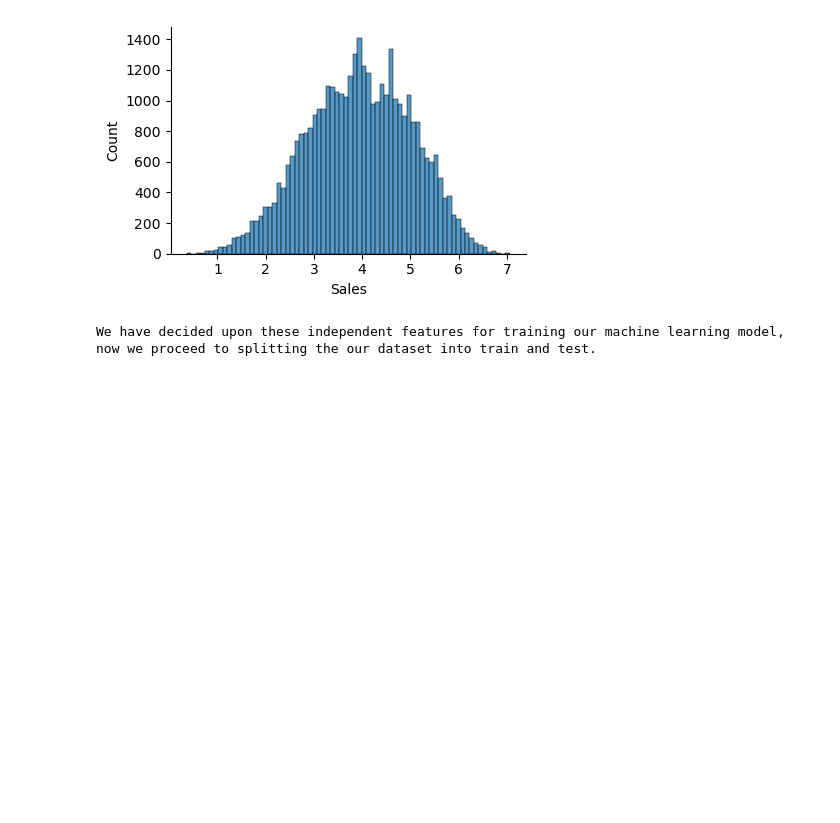
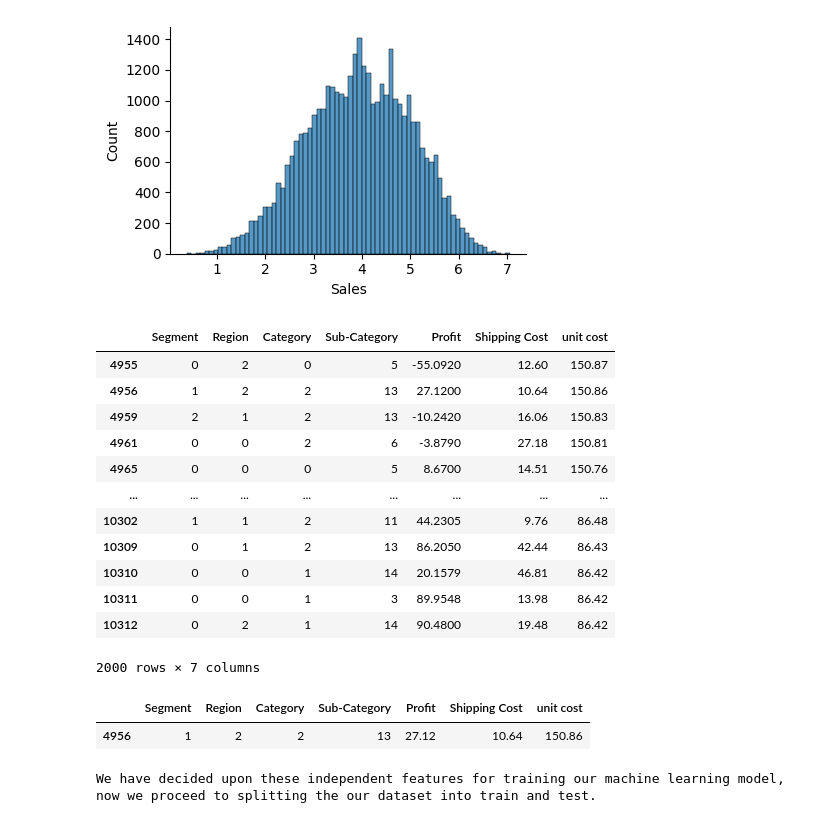
Before and after one commit to cbibian/jupyter_webapp_C964, a Jupyter notebook: C964_Task2_Part_C_WebApp.ipynb, the cells around one changed output. Drawn from its saved outputs; the diff is of its cells as text; code cells hidden in the pictures; blank space fills up the shorter version.

```diff
--- a/C964_Task2_Part_C_WebApp.ipynb
+++ b/C964_Task2_Part_C_WebApp.ipynb
@@ -484,6 +501,28 @@ After transforming our dependent feature, Sales, we were able to gain a more nor
 [figure]
 # %%
 x = clean_df.drop(['Sales', 'Unit Sales', 'Unit shipping cost', 'Quantity'], axis=1)
+# %%
+x.head(2000)
+# %% [output]
+|  | Segment | Region | Category | Sub-Category | Profit | Shipping Cost | unit cost |
+| 4955 | 0 | 2 | 0 | 5 | -55.0920 | 12.60 | 150.87 |
+| 4956 | 1 | 2 | 2 | 13 | 27.1200 | 10.64 | 150.86 |
+| 4959 | 2 | 1 | 2 | 13 | -10.2420 | 16.06 | 150.83 |
+| 4961 | 0 | 0 | 2 | 6 | -3.8790 | 27.18 | 150.81 |
+| 4965 | 0 | 0 | 0 | 5 | 8.6700 | 14.51 | 150.76 |
+| ... | ... | ... | ... | ... | ... | ... | ... |
+| 10302 | 1 | 1 | 2 | 11 | 44.2305 | 9.76 | 86.48 |
+| 10309 | 0 | 1 | 2 | 13 | 86.2050 | 42.44 | 86.43 |
+| 10310 | 0 | 0 | 1 | 14 | 20.1579 | 46.81 | 86.42 |
+| 10311 | 0 | 0 | 1 | 3 | 89.9548 | 13.98 | 86.42 |
+| 10312 | 0 | 2 | 1 | 14 | 90.4800 | 19.48 | 86.42 |
+2000 rows × 7 columns
+# %%
+input_df = x.loc[4956:4957]
+input_df
+# %% [output]
+|  | Segment | Region | Category | Sub-Category | Profit | Shipping Cost | unit cost |
+| 4956 | 1 | 2 | 2 | 13 | 27.12 | 10.64 | 150.86 |
 # %%
 print('We have decided upon these independent features for training our machine learning model, now we proceed to splitting the our \
 dataset into train and test.')
```
Also changed, not shown: parts of 10 cells of this notebook.
